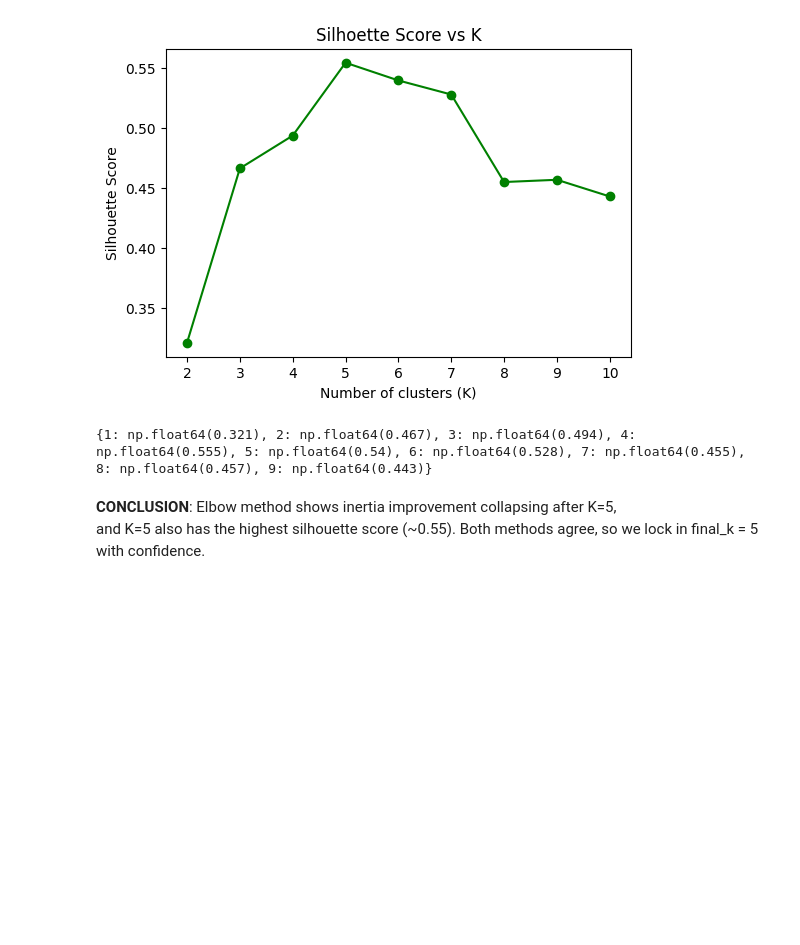
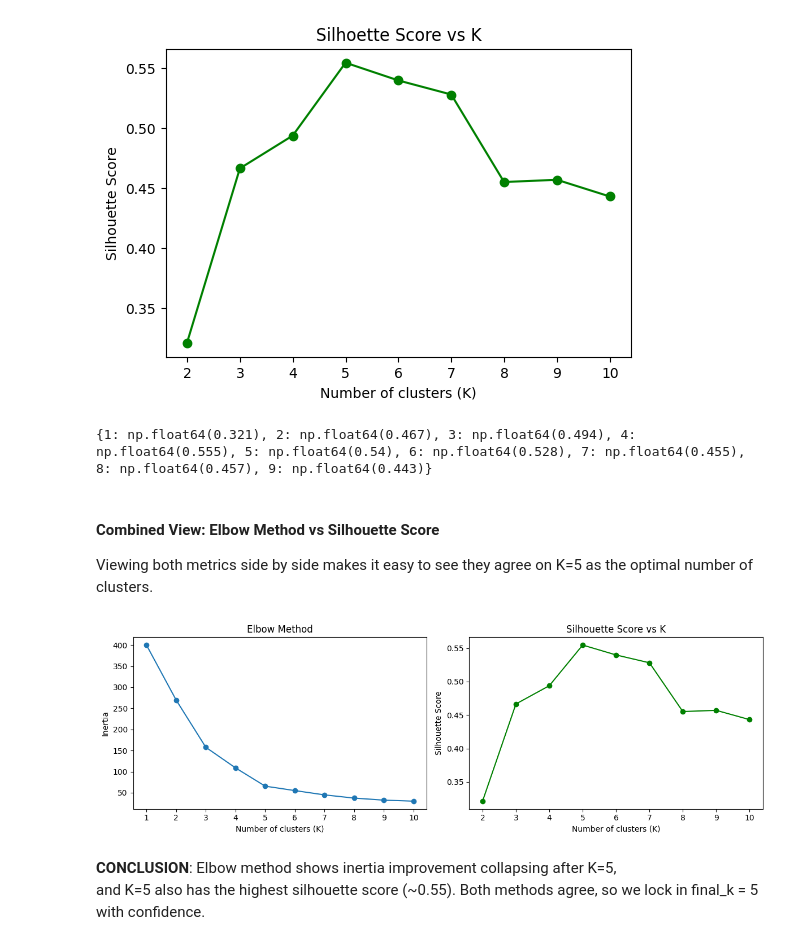
Before and after one commit to EktaKumari120/ML_Projects, a Jupyter notebook: 10_Customer_Segmentation/notebook.ipynb, the cells around one changed output. Cells and saved outputs as stored; diff of their text form; code cells hidden in the pictures; blank space fills up the shorter version.

Commit message:
Add combined Elbow + Silhouette visualization to Project 10

```diff
--- a/10_Customer_Segmentation/notebook.ipynb
+++ b/10_Customer_Segmentation/notebook.ipynb
@@ -231,6 +231,32 @@ print(dict(zip(k_range, [round(s, 3) for s in silhouette_scores])))
 # %% [output]
 [figure]
 {1: np.float64(0.321), 2: np.float64(0.467), 3: np.float64(0.494), 4: np.float64(0.555), 5: np.float64(0.54), 6: np.float64(0.528), 7: np.float64(0.455), 8: np.float64(0.457), 9: np.float64(0.443)}
+# %% [markdown]
+#### Combined View: Elbow Method vs Silhouette Score
+Viewing both metrics side by side makes it easy to see they agree on
+K=5 as the optimal number of clusters.
+# %%
+fig, axes = plt.subplots(1, 2, figsize=(12, 4))
+
+# Left subplot: Elbow Method
+axes[0].plot(k_range, inertia, marker='o')
+axes[0].set_xlabel('Number of clusters (K)')
+axes[0].set_ylabel('Inertia')
+axes[0].set_title('Elbow Method')
+axes[0].set_xticks(k_range)
+
+# Right subplot: Silhouette Score
+axes[1].plot(k_range_sil, silhouette_scores, marker='o', color='green')
+axes[1].set_xlabel('Number of clusters (K)')
+axes[1].set_ylabel('Silhouette Score')
+axes[1].set_title('Silhouette Score vs K')
+axes[1].set_xticks(k_range_sil)
+
+plt.tight_layout()
+plt.savefig('outputs/elbow_silhouette_combined.png', dpi=150, bbox_inches='tight')
+plt.show()
+# %% [output]
+[figure, added]
 # %% [markdown]
 **CONCLUSION**: Elbow method shows inertia improvement collapsing after K=5,
 and K=5 also has the highest silhouette score (~0.55). Both methods agree,
```
Also changed, not shown: 1 other file.
